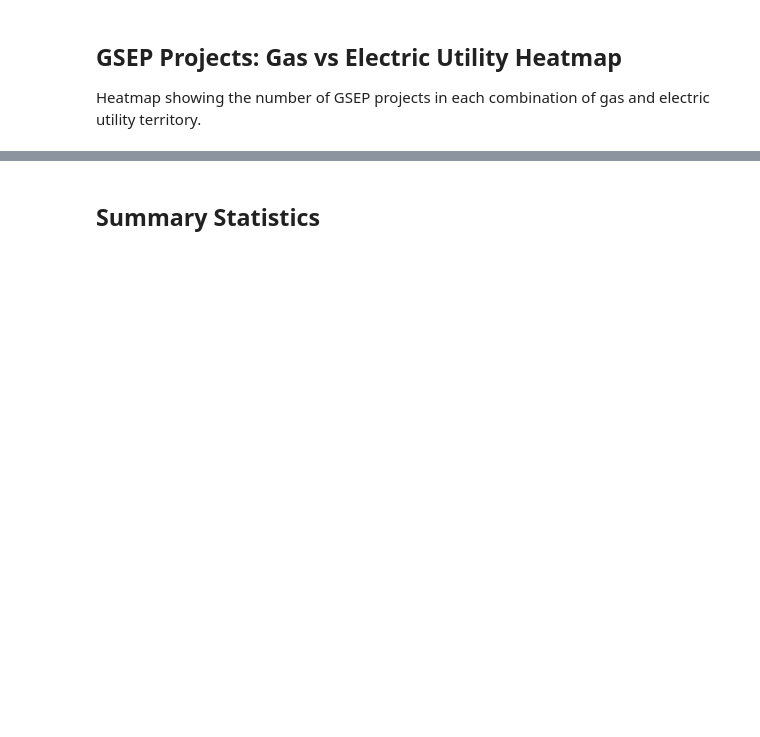
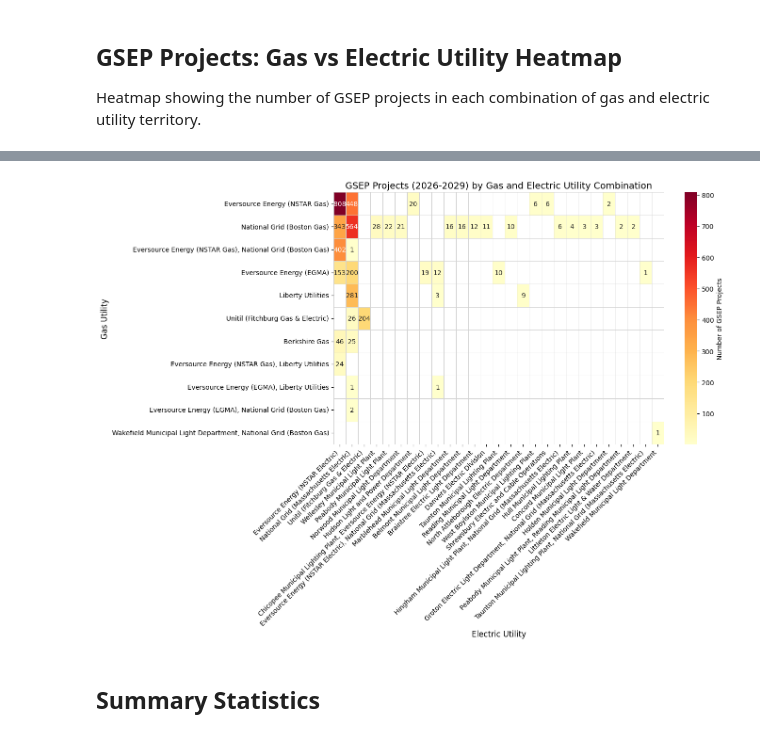
Before and after one commit to dawsonc/gsep_mapping, a Jupyter notebook: GSEP_by_electric_utility.ipynb, the cells around one changed output, grey strips where cells are left out. Saved outputs shown, nothing was run; the diff lists cells and outputs as text; code cells hidden in the pictures; blank space fills up the shorter version.

Commit message:
Fix plots

```diff
--- a/GSEP_by_electric_utility.ipynb
+++ b/GSEP_by_electric_utility.ipynb
@@ -188,33 +213,36 @@ row_order = utility_matrix.sum(axis=1).sort_values(ascending=False).index
 col_order = utility_matrix.sum(axis=0).sort_values(ascending=False).index
 utility_matrix = utility_matrix.loc[row_order, col_order]
 
 # Create the heatmap
 fig, ax = plt.subplots(figsize=(14, 10))
 
 # Create mask for zero values to display them as white
 mask = utility_matrix == 0
 
 sns.heatmap(
     utility_matrix,
     annot=True,
     fmt='d',
     cmap='YlOrRd',
     mask=mask,
     linewidths=0.5,
+    linecolor='lightgray',
     ax=ax,
     cbar_kws={'label': 'Number of GSEP Projects'}
 )
 
 ax.set_title('GSEP Projects (2026-2029) by Gas and Electric Utility Combination', fontsize=14)
 ax.set_xlabel('Electric Utility', fontsize=12)
 ax.set_ylabel('Gas Utility', fontsize=12)
 
 # Rotate x-axis labels for readability
 plt.xticks(rotation=45, ha='right')
 plt.yticks(rotation=0)
 
 plt.tight_layout()
 plt.show()
+# %% [output]
+[figure, added]
 # %% [markdown]
 ## Summary Statistics
 # %%
```
Also changed, not shown: parts of 9 cells of this notebook, 2 other files.
